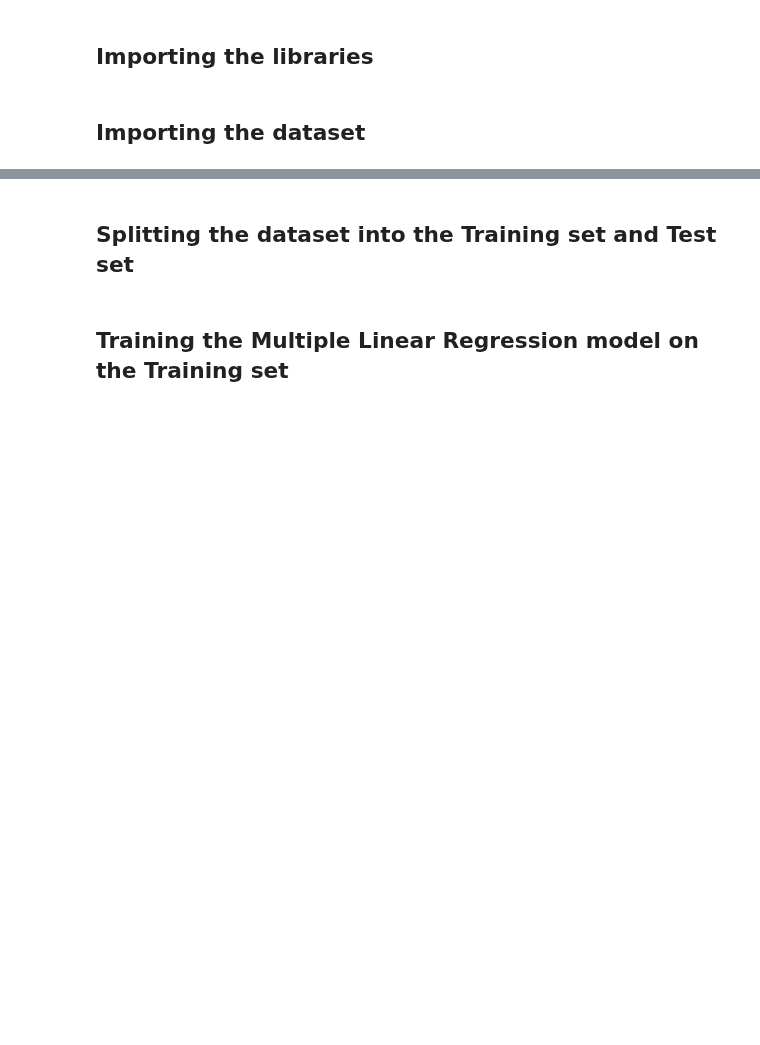
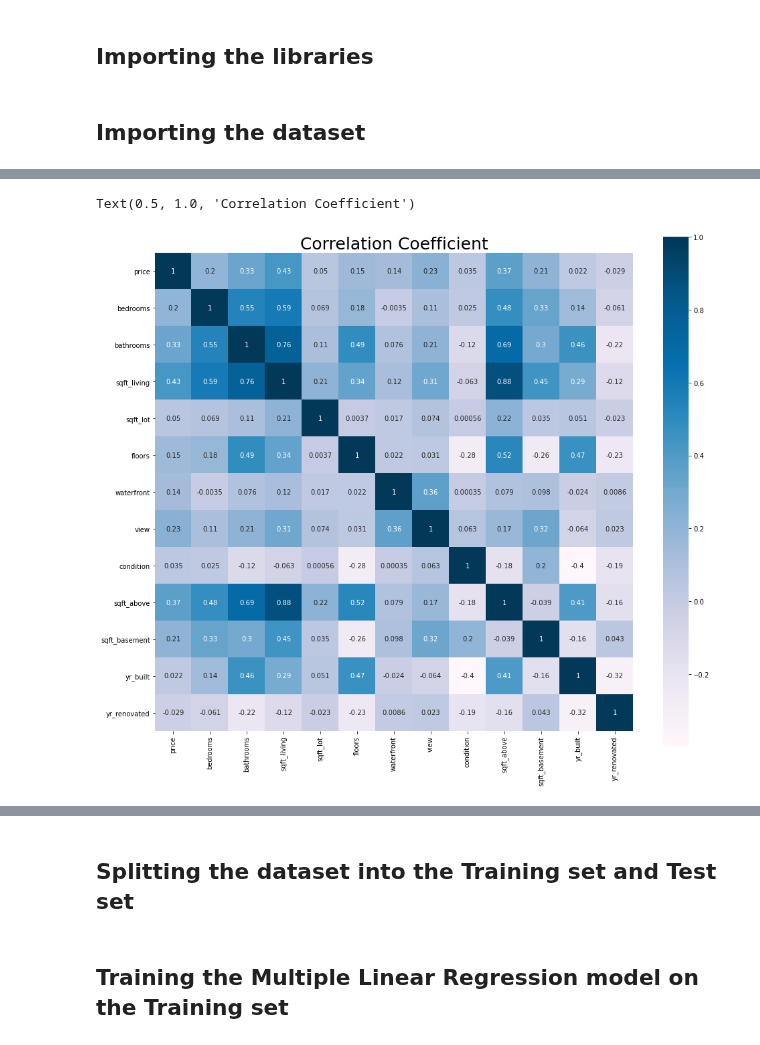
Before and after one commit to Samineh-Naghavi/Predicting-House-Prices-by-Using-Regrassion-Models, a Jupyter notebook: Models/multiple_linear_regression.ipynb, the cells around one changed output, grey strips where cells are left out. Drawn from its saved outputs; the diff is of its cells as text; code cells hidden in the pictures; blank space fills up the shorter version.

```diff
--- a/Models/multiple_linear_regression.ipynb
+++ b/Models/multiple_linear_regression.ipynb
@@ -20,3 +20,6 @@ dataset.head()
 | 2 | 2014-05-02 00:00:00 | 342000.0 | 3.0 | 2.00 | 1930 | 11947 | 1.0 | 0 | 0 | 4 | ... |
 | 3 | 2014-05-02 00:00:00 | 420000.0 | 3.0 | 2.25 | 2000 | 8030 | 1.0 | 0 | 0 | 4 | ... |
 | 4 | 2014-05-02 00:00:00 | 550000.0 | 4.0 | 2.50 | 1940 | 10500 | 1.0 | 0 | 0 | 4 | ... |
+# %%
+data=dataset.iloc[:,1:14]
+data.head()
@@ -22,0 +33,8 @@ dataset.head()
+# %%
+
+plt.figure(figsize=(16,14))
+sns.heatmap(data.corr(),annot=True, square=True,cmap='PuBu')
+plt.title('Correlation Coefficient',fontsize=25)
+# %% [output]
+Text(0.5, 1.0, 'Correlation Coefficient')
+[figure, added]
```
Also changed, not shown: parts of 10 cells of this notebook, 4 other files.
